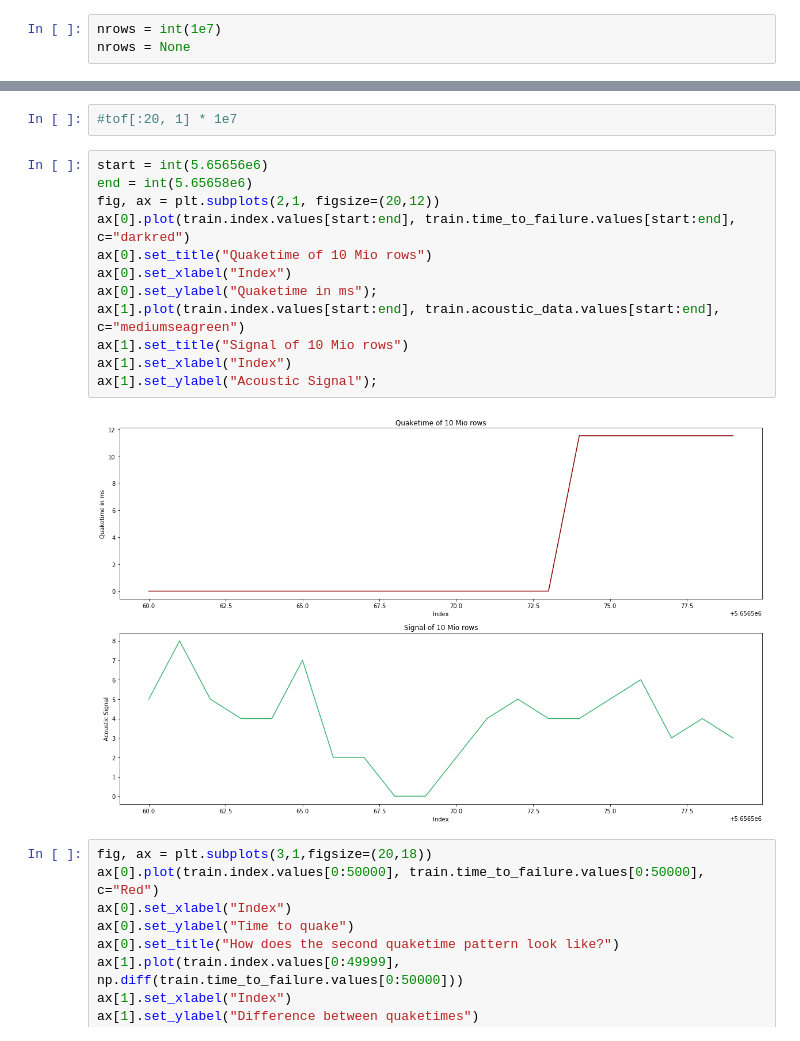
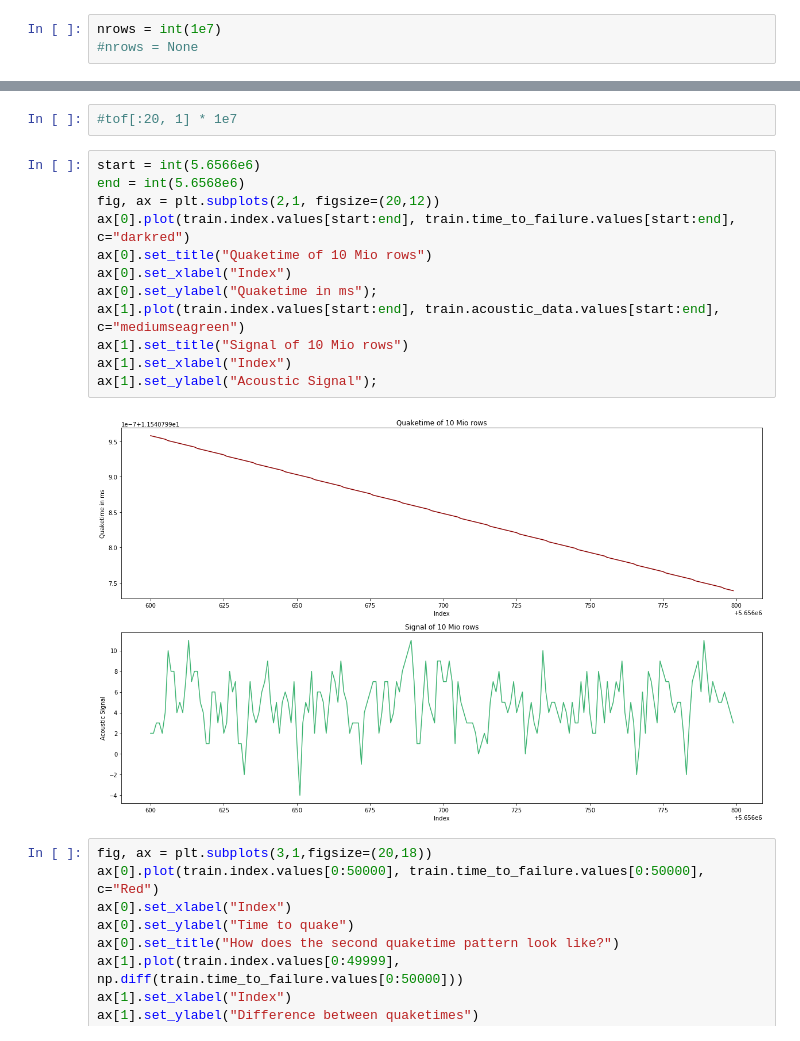
Before and after one commit to benwu232/lanl, a Jupyter notebook: lanl-eda.ipynb, the cells around one changed output, grey strips where cells are left out. Drawn from its saved outputs; the diff is of its cells as text.

```diff
--- a/lanl-eda.ipynb
+++ b/lanl-eda.ipynb
@@ -17,7 +17,7 @@ from sklearn.svm import NuSVR
 from sklearn.metrics import mean_absolute_error
 # %%
 nrows = int(1e7)
-nrows = None
+#nrows = None
 # %%
 train = pd.read_csv('../input/train.csv', nrows=nrows, dtype={'acoustic_data': np.int16, 'time_to_failure': np.float64})
 # %%
@@ -82,19 +82,19 @@ Name: time_to_failure, dtype: float64
 # %%
 #tof[:20, 1] * 1e7
 # %%
-start = int(5.65656e6)
-end = int(5.65658e6)
+start = int(5.6566e6)
+end = int(5.6568e6)
 fig, ax = plt.subplots(2,1, figsize=(20,12))
 ax[0].plot(train.index.values[start:end], train.time_to_failure.values[start:end], c="darkred")
 ax[0].set_title("Quaketime of 10 Mio rows")
 ax[0].set_xlabel("Index")
 ax[0].set_ylabel("Quaketime in ms");
 ax[1].plot(train.index.values[start:end], train.acoustic_data.values[start:end], c="mediumseagreen")
 ax[1].set_title("Signal of 10 Mio rows")
 ax[1].set_xlabel("Index")
 ax[1].set_ylabel("Acoustic Signal");
 # %% [output]
-[figure, old version]
+[figure, new version]
 # %%
 fig, ax = plt.subplots(3,1,figsize=(20,18))
 ax[0].plot(train.index.values[0:50000], train.time_to_failure.values[0:50000], c="Red")
```
Also changed, not shown: parts of 1 cell of this notebook, 7 other files.
